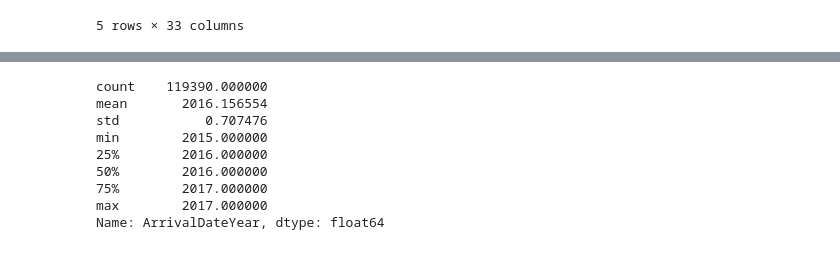
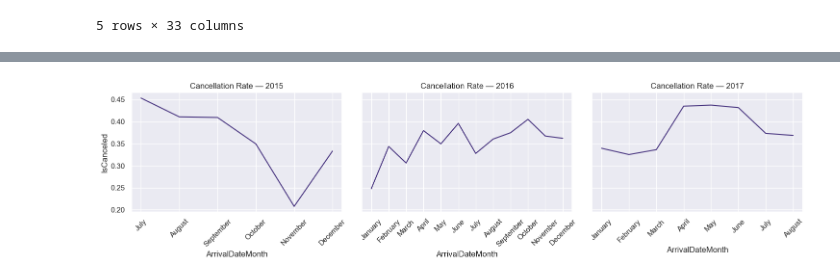
Before and after one commit to mattedefra/Group-AM, a Jupyter notebook: notebooks/Data Cleaning EDA.ipynb, the cells around one changed output, grey strips where cells are left out. Drawn from its saved outputs; the diff is of its cells as text; code cells hidden in the pictures.

```diff
--- a/notebooks/Data Cleaning EDA.ipynb
+++ b/notebooks/Data Cleaning EDA.ipynb
@@ -145,3 +104,0 @@ df_default[(df_default.Adults == 0) & ((df_default.Children > 0) | (df_default.B
-# %%
-by_month = df_default.groupby('ArrivalDateMonth')['IsCanceled'].mean()
-sns.lineplot(data=by_month)
@@ -151,12 +105,20 @@ sns.lineplot(data=by_month)
 # %%
-df_default.ArrivalDateYear.describe()
+years = sorted(df_default.ArrivalDateYear.unique())
+
+fig, axes = plt.subplots(1, len(years), figsize=(5 * len(years), 4), sharey=True)
+for ax, year in zip(axes, years):
+    by_month = (
+        df_default[df_default.ArrivalDateYear == year]
+        .groupby('ArrivalDateMonth')['IsCanceled']
+        .mean()
+        .reset_index()
+    )
+
+    sns.lineplot(data=by_month, x='ArrivalDateMonth', y='IsCanceled', ax=ax)
+    ax.set_title(f'Cancellation Rate — {year}')
+    ax.tick_params(axis='x', rotation=45)
+
+plt.tight_layout()
+plt.show()
 # %% [output]
-count    119390.000000
-mean       2016.156554
-std           0.707476
-min        2015.000000
-25%        2016.000000
-50%        2016.000000
-75%        2017.000000
-max        2017.000000
-Name: ArrivalDateYear, dtype: float64
+[figure, added]
```
Also changed, not shown: parts of 11 cells of this notebook.
